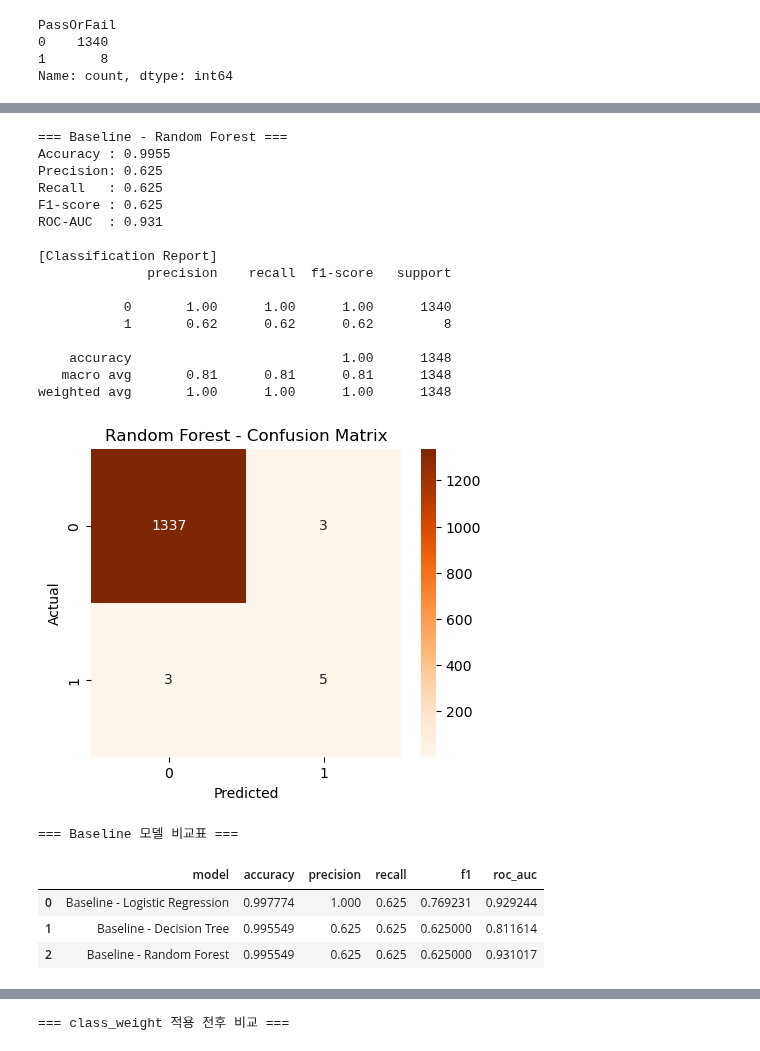
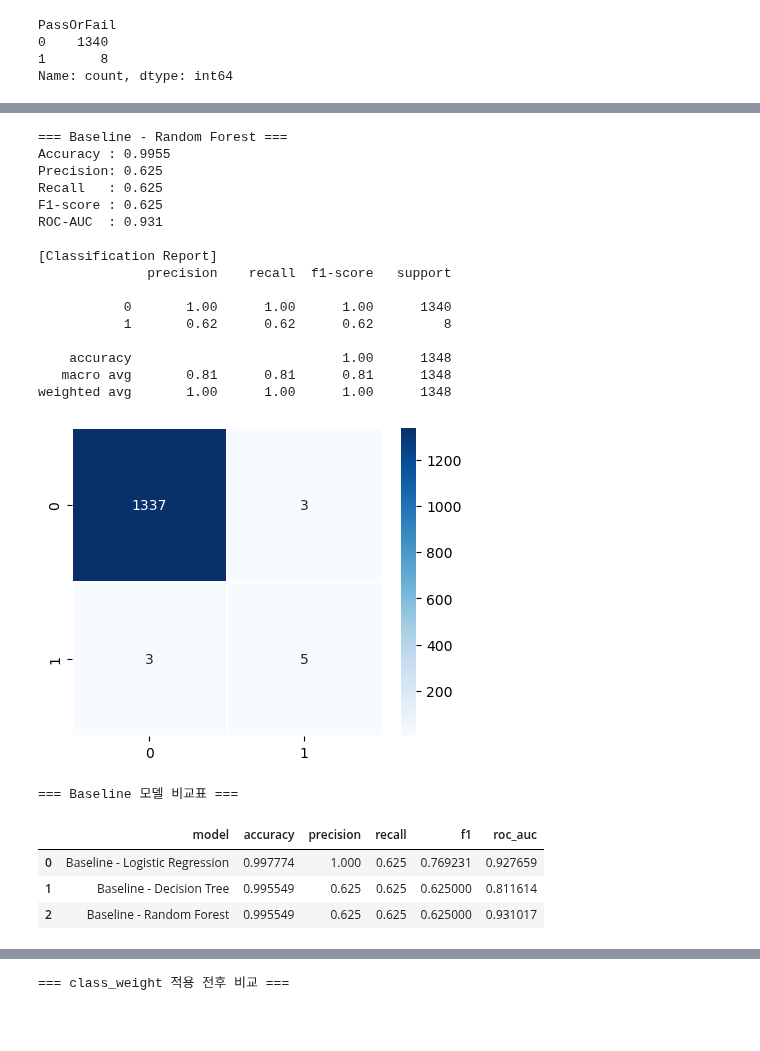
Before and after one commit to sungback/ML01, a Jupyter notebook: work/day3-3-cn7-classify.ipynb, the cells around one changed output, grey strips where cells are left out. Drawn from its saved outputs; the diff is of its cells as text; code cells hidden in the pictures; blank space fills up the shorter version.

```diff
--- a/work/day3-3-cn7-classify.ipynb
+++ b/work/day3-3-cn7-classify.ipynb
@@ -213,6 +216,11 @@ def evaluate_binary_model(model, X_train, y_train, X_test, y_test, model_name="m
     print("\n[Classification Report]")
     print(classification_report(y_test, y_pred, zero_division=0))
 
+    cm = confusion_matrix(y_test, y_pred)
+    plt.figure(figsize=(5, 4))
+    sns.heatmap(cm, annot=True, fmt="d", cmap="Blues", linewidths=0.1)
+    plt.show()
+
     return {
         "model_name": model_name,
         "model": model,
@@ -299,42 +289,33 @@ weighted avg       1.00      1.00      1.00      1348
 # %%
 # ---------------------------------------------------------
 # 11. 기준 모델 3: Random Forest
 # ---------------------------------------------------------
 rf_model = RandomForestClassifier(
     n_estimators=300,
     random_state=42
 )
 result_rf = evaluate_binary_model(
     rf_model, X_train, y_train, X_test, y_test,
     model_name="Baseline - Random Forest"
 )
-
-cm_rf = confusion_matrix(y_test, result_rf["y_pred"])
-
-plt.figure(figsize=(5, 4))
-sns.heatmap(cm_rf, annot=True, fmt="d", cmap="Oranges")
-plt.title("Random Forest - Confusion Matrix")
-plt.xlabel("Predicted")
-plt.ylabel("Actual")
-plt.show()
 # %% [output]
 === Baseline - Random Forest ===
 Accuracy : 0.9955
 Precision: 0.625
 Recall   : 0.625
 F1-score : 0.625
 ROC-AUC  : 0.931
 
 [Classification Report]
               precision    recall  f1-score   support
 
            0       1.00      1.00      1.00      1340
            1       0.62      0.62      0.62         8
 
     accuracy                           1.00      1348
    macro avg       0.81      0.81      0.81      1348
 weighted avg       1.00      1.00      1.00      1348
-[figure, old version]
+[figure, new version]
 # %%
 # ---------------------------------------------------------
 # 12. baseline 모델 비교표
@@ -371,7 +352,7 @@ display(baseline_compare)
 # %% [output]
 === Baseline 모델 비교표 ===
 |  | model | accuracy | precision | recall | f1 | roc_auc |
-| 0 | Baseline - Logistic Regression | 0.997774 | 1.000 | 0.625 | 0.769231 | 0.929244 |
+| 0 | Baseline - Logistic Regression | 0.997774 | 1.000 | 0.625 | 0.769231 | 0.927659 |
 | 1 | Baseline - Decision Tree | 0.995549 | 0.625 | 0.625 | 0.625000 | 0.811614 |
 | 2 | Baseline - Random Forest | 0.995549 | 0.625 | 0.625 | 0.625000 | 0.931017 |
 # %%
```
Also changed, not shown: parts of 8 cells of this notebook, 1 other file.
